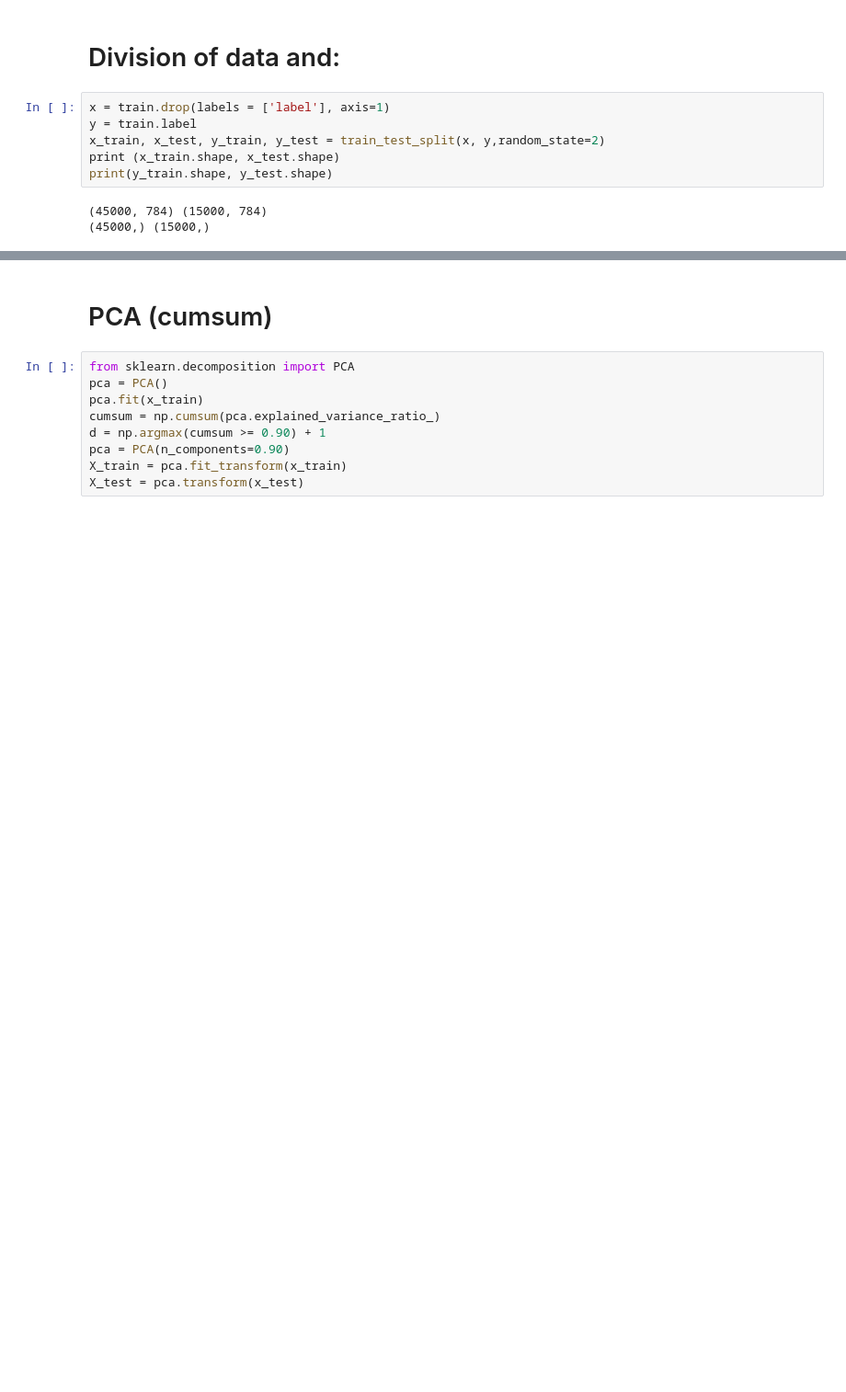
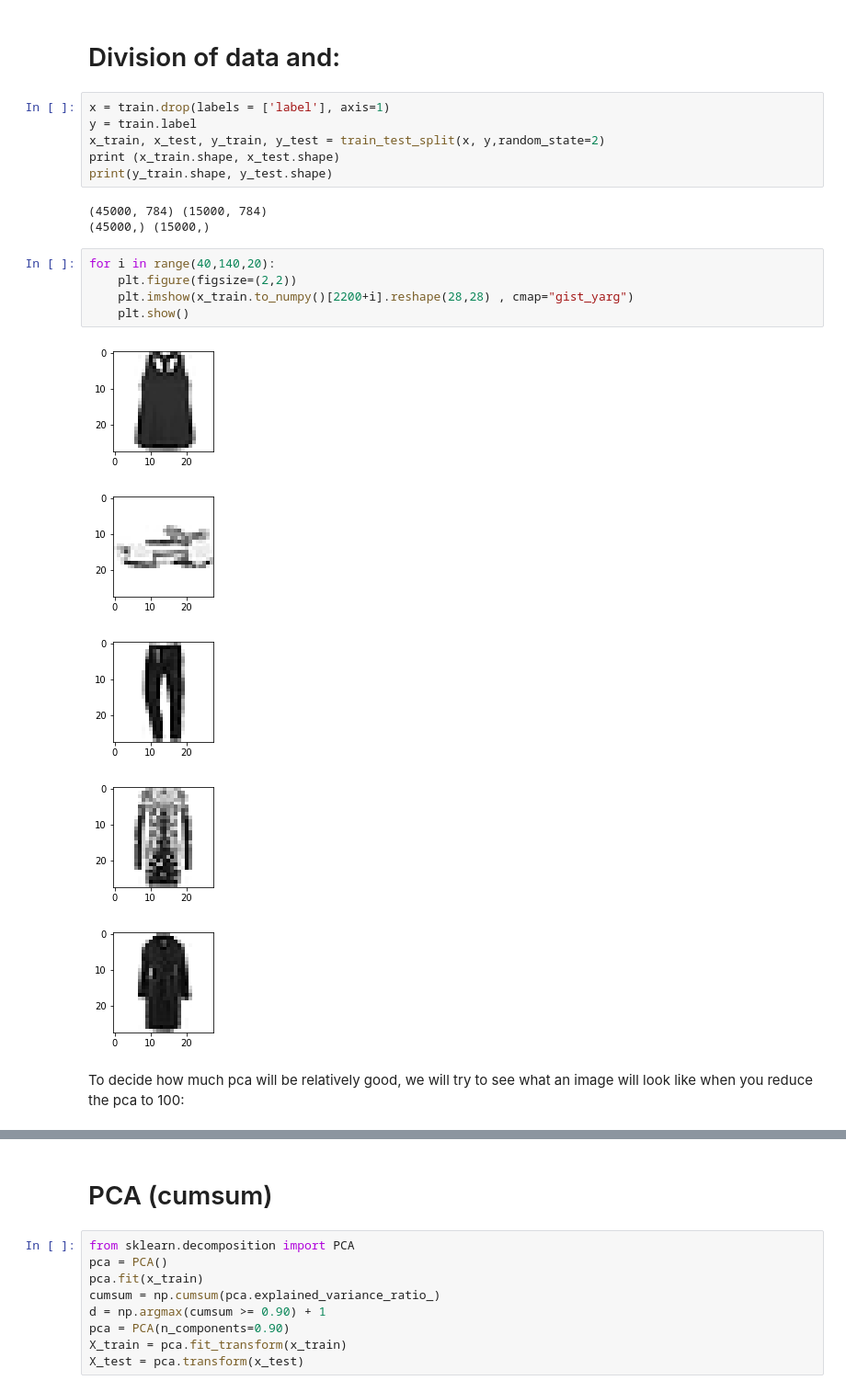
Before and after one commit to TairMazriv/FinalProject, a Jupyter notebook: Fashion Mnist.ipynb, the cells around one changed output, grey strips where cells are left out. Shown at 92% size. Drawn from its saved outputs; the diff is of its cells as text; blank space fills up the shorter version.

```diff
--- a/Fashion Mnist.ipynb
+++ b/Fashion Mnist.ipynb
@@ -48,3 +48,16 @@ print(y_train.shape, y_test.shape)
 # %% [output]
 (45000, 784) (15000, 784)
 (45000,) (15000,)
+# %%
+for i in range(40,140,20):
+    plt.figure(figsize=(2,2))
+    plt.imshow(x_train.to_numpy()[2200+i].reshape(28,28) , cmap="gist_yarg")
+    plt.show()
+# %% [output]
+[figure, added]
+[figure, added]
+[figure, added]
+[figure, added]
+[figure, added]
+# %% [markdown]
+To decide how much pca will be relatively good, we will try to see what an image will look like when you reduce the pca to 100:
```
Also changed, not shown: parts of 19 cells of this notebook, 1 other file.
